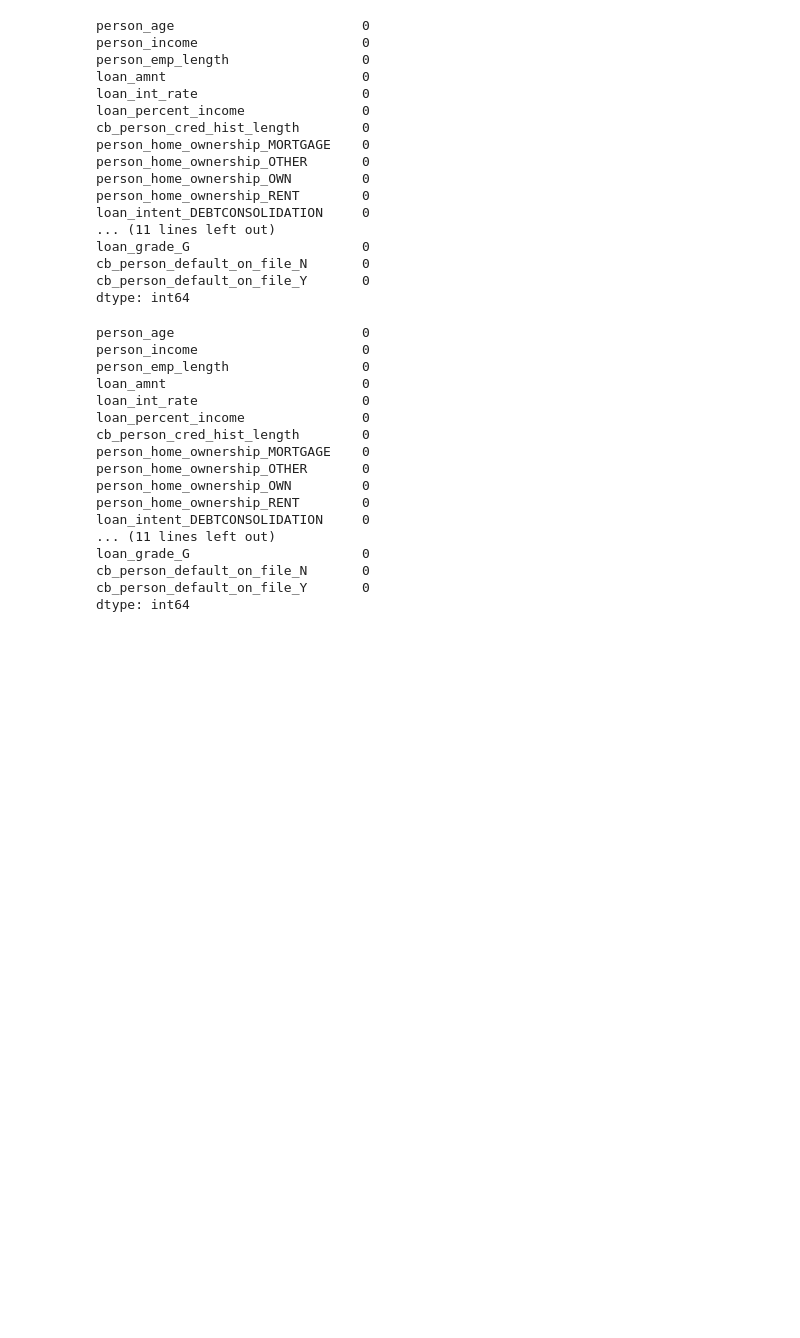
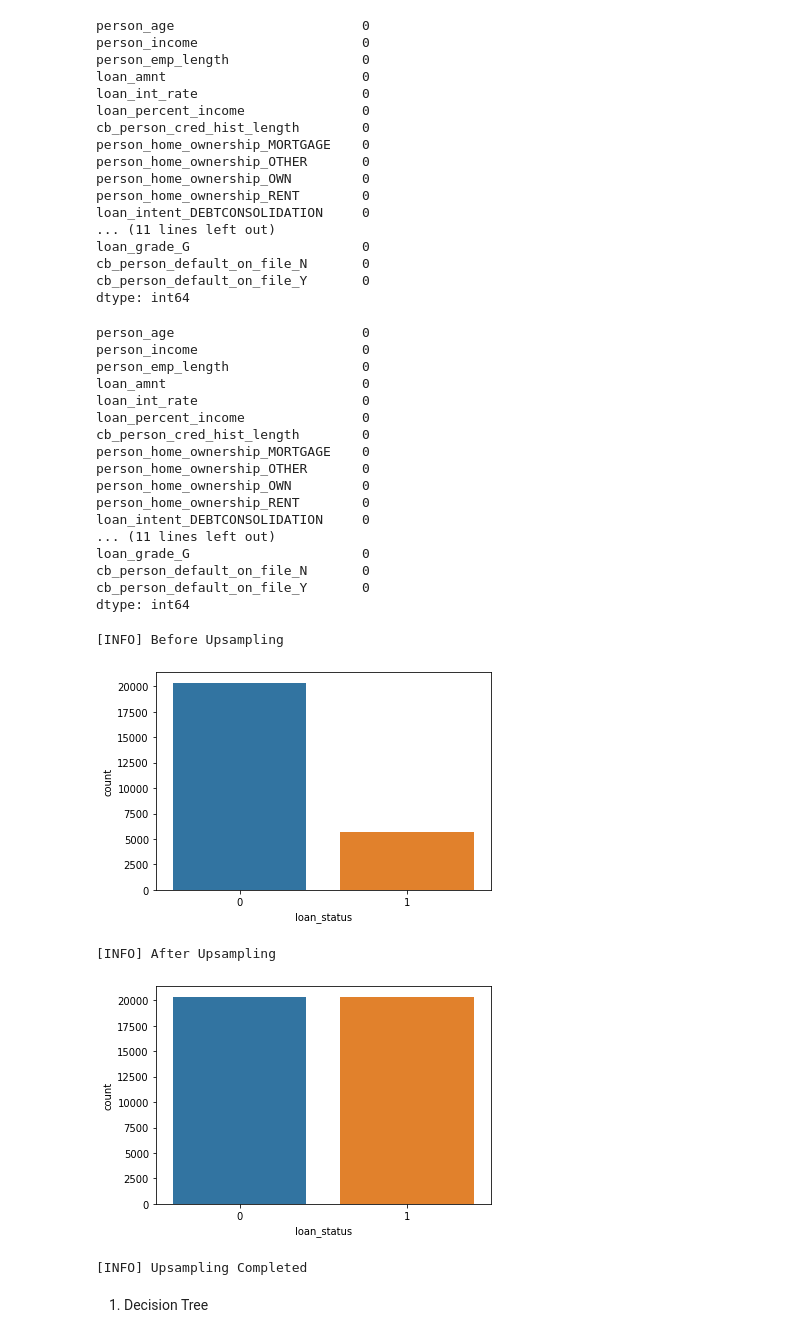
Before and after one commit to mounishsjsu/DataMining_255, a Jupyter notebook: Datamining_project.ipynb, the cells around one changed output. Saved outputs shown, nothing was run; the diff lists cells and outputs as text; code cells hidden in the pictures; blank space fills up the shorter version.

```diff
--- a/Datamining_project.ipynb
+++ b/Datamining_project.ipynb
@@ -81,6 +81,36 @@ from sklearn.preprocessing import StandardScaler
 scaler = StandardScaler().fit(X_dummies_train)
 X_train_scaled = scaler.transform(X_dummies_train)
 X_test_scaled = scaler.transform(X_dummies_test)
+# %%
+from imblearn.over_sampling import SMOTE
+def upsample(X_train,y_train):
+    print("[INFO] Before Upsampling")
+    sns.countplot(y_train)
+    graph_file="/content/sample_data/before_upsampling.png"
+    plt.savefig(graph_file)
+    plt.show()
+
+    print("[INFO] After Upsampling")
+
+    ### Applying Upsampling
+    oversample = SMOTE()
+    X_train_upsampled, y_train_upsampled = oversample.fit_resample(X_train, y_train)
+    graph_file="/content/sample_data/before_upsampling.png"
+    sns.countplot(y_train_upsampled)
+    plt.show()
+    print("[INFO] Upsampling Completed")
+
+    return X_train_upsampled, y_train_upsampled
+# %%
+X_train_upsampled, y_train_upsampled = upsample(X_train_scaled,y_train)
+# %% [output]
+[INFO] Before Upsampling
+[figure, added]
+[INFO] After Upsampling
+[figure, added]
+[INFO] Upsampling Completed
+# %% [markdown]
+1. Decision Tree
 # %%
 from sklearn import tree
 model = tree.DecisionTreeClassifier()
```
Also changed, not shown: parts of 18 cells of this notebook.
